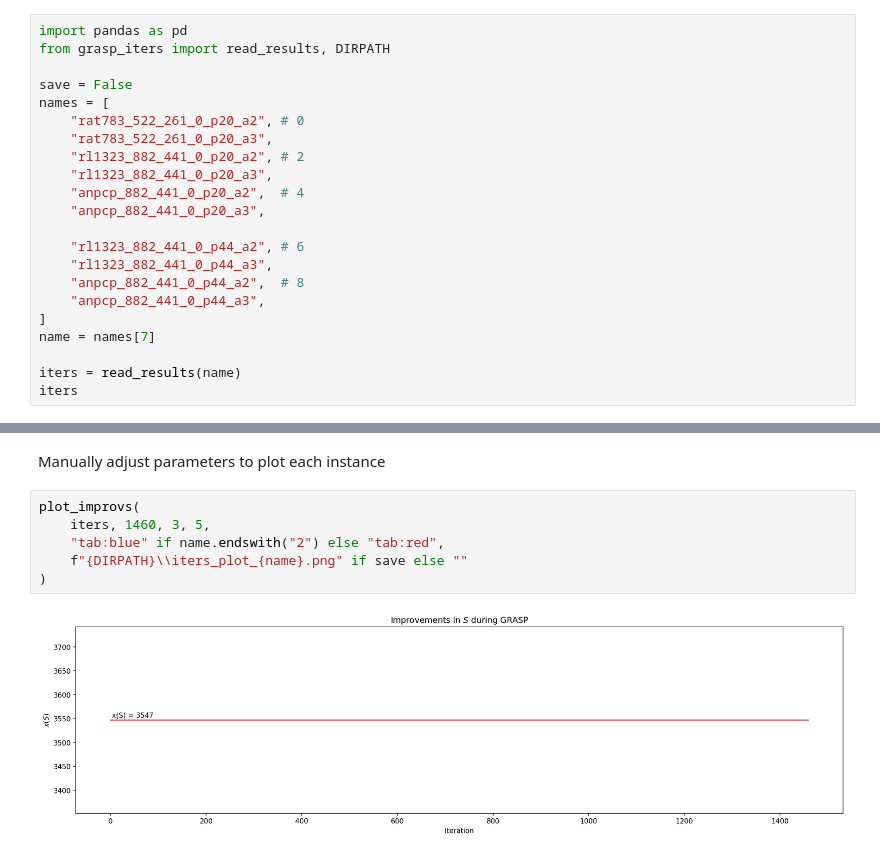
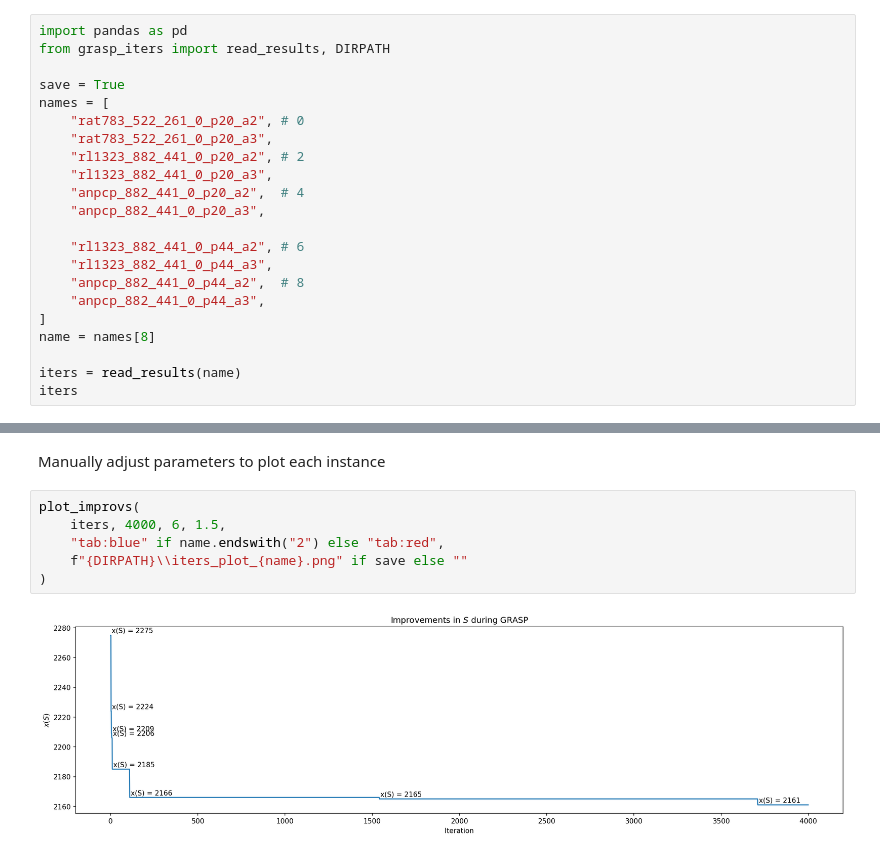
Before and after one commit to netotz/alpha-neighbor-p-center-problem, a Jupyter notebook: anpcp/igrasp_iters.ipynb, the cells around one changed output, grey strips where cells are left out. Drawn from its saved outputs; the diff is of its cells as text.

Commit message:
feat(grasp): add output of iters results

```diff
--- a/anpcp/igrasp_iters.ipynb
+++ b/anpcp/igrasp_iters.ipynb
@@ -4,7 +4,7 @@
 import pandas as pd
 from grasp_iters import read_results, DIRPATH
 
-save = False
+save = True
 names = [
     "rat783_522_261_0_p20_a2", # 0
     "rat783_522_261_0_p20_a3",
@@ -18,7 +18,7 @@ names = [
     "anpcp_882_441_0_p44_a2",  # 8
     "anpcp_882_441_0_p44_a3",
 ]
-name = names[7]
+name = names[8]
 
 iters = read_results(name)
 iters
@@ -107,9 +114,9 @@ def plot_improvs(
 Manually adjust parameters to plot each instance
 # %%
 plot_improvs(
-    iters, 1460, 3, 5,
+    iters, 4000, 6, 1.5,
     "tab:blue" if name.endswith("2") else "tab:red",
     f"{DIRPATH}\\iters_plot_{name}.png" if save else ""
 )
 # %% [output]
-[figure, old version]
+[figure, new version]
```
Also changed, not shown: parts of 3 cells of this notebook, 2 other files.
